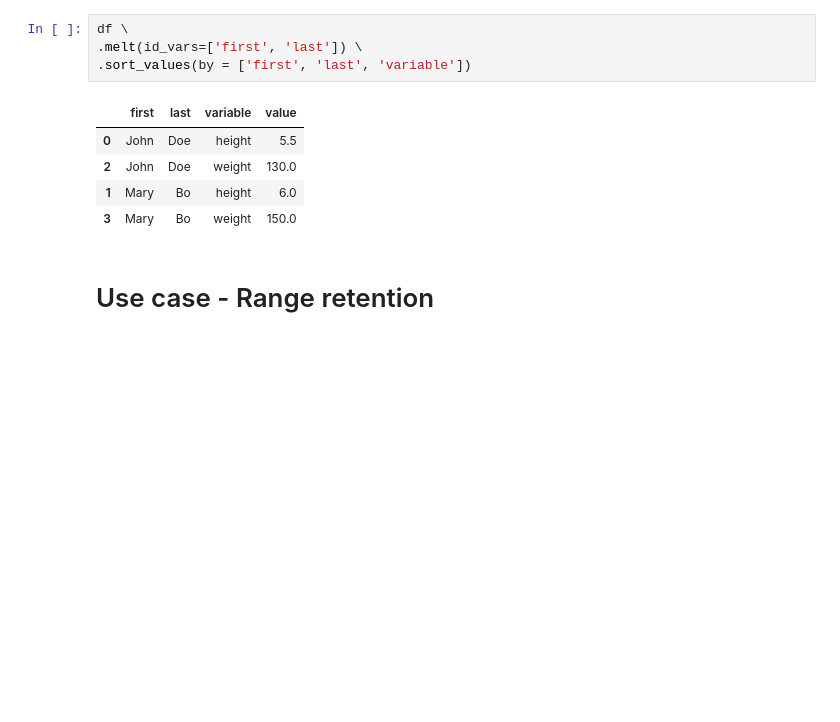
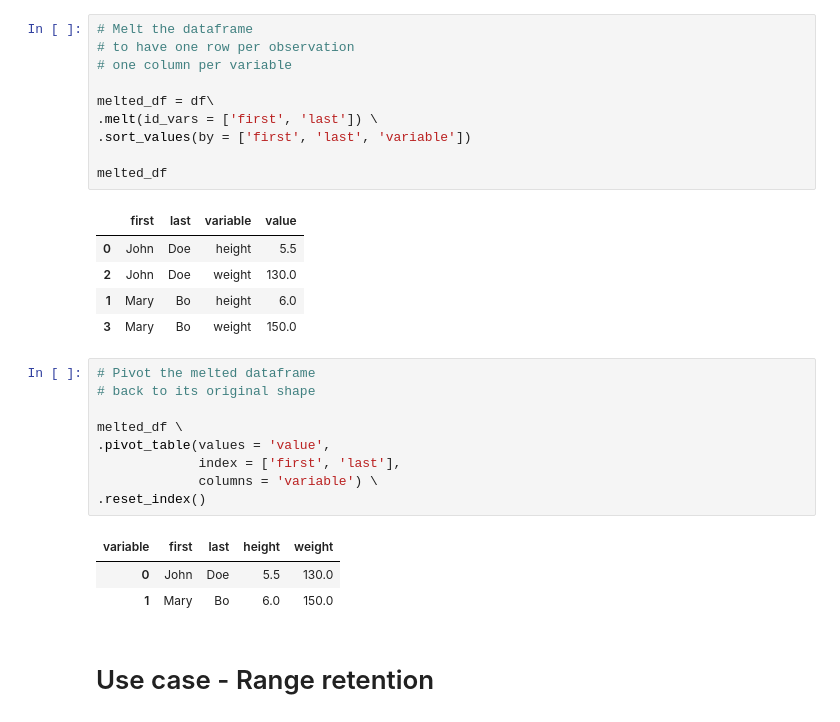
Before and after one commit to raphaelvannson/interviewprep, a Jupyter notebook: jupyter/pandas_prep.ipynb, the cells around one changed output. Cells and saved outputs as stored; diff of their text form; blank space fills up the shorter version.

```diff
--- a/jupyter/pandas_prep.ipynb
+++ b/jupyter/pandas_prep.ipynb
@@ -405,15 +405,34 @@ df
 | 0 | John | Doe | 5.5 | 130 |
 | 1 | Mary | Bo | 6.0 | 150 |
 # %%
-df \
-.melt(id_vars=['first', 'last']) \
+# Melt the dataframe
+# to have one row per observation
+# one column per variable
+
+melted_df = df\
+.melt(id_vars = ['first', 'last']) \
 .sort_values(by = ['first', 'last', 'variable'])
+
+melted_df
 # %% [output]
 |  | first | last | variable | value |
 | 0 | John | Doe | height | 5.5 |
 | 2 | John | Doe | weight | 130.0 |
 | 1 | Mary | Bo | height | 6.0 |
 | 3 | Mary | Bo | weight | 150.0 |
+# %%
+# Pivot the melted dataframe
+# back to its original shape
+
+melted_df \
+.pivot_table(values = 'value',
+             index = ['first', 'last'],
+             columns = 'variable') \
+.reset_index()
+# %% [output]
+| variable | first | last | height | weight |
+| 0 | John | Doe | 5.5 | 130.0 |
+| 1 | Mary | Bo | 6.0 | 150.0 |
 # %% [markdown]
 # Use case - Range retention
 # %%
```
Also changed, not shown: parts of 2 cells of this notebook.
